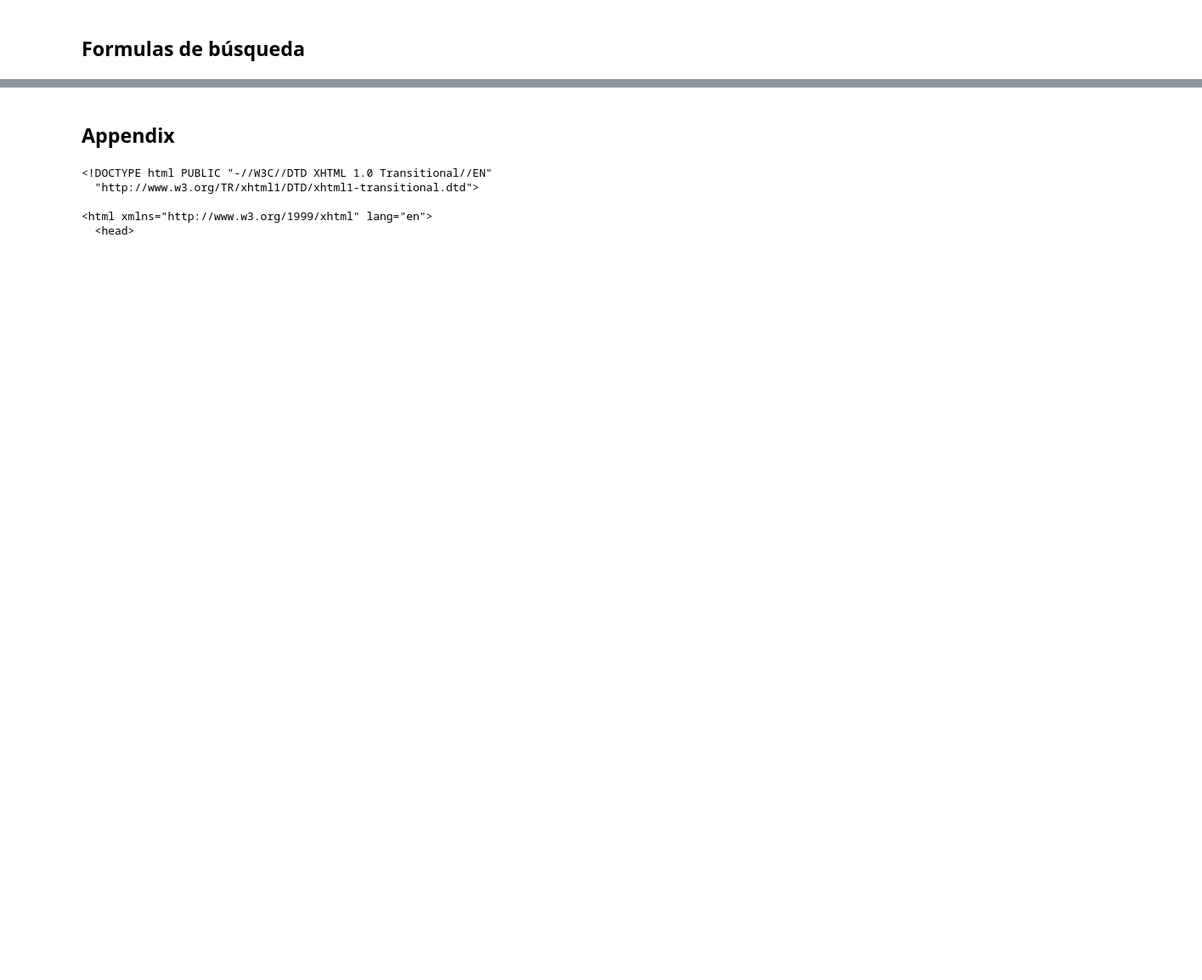
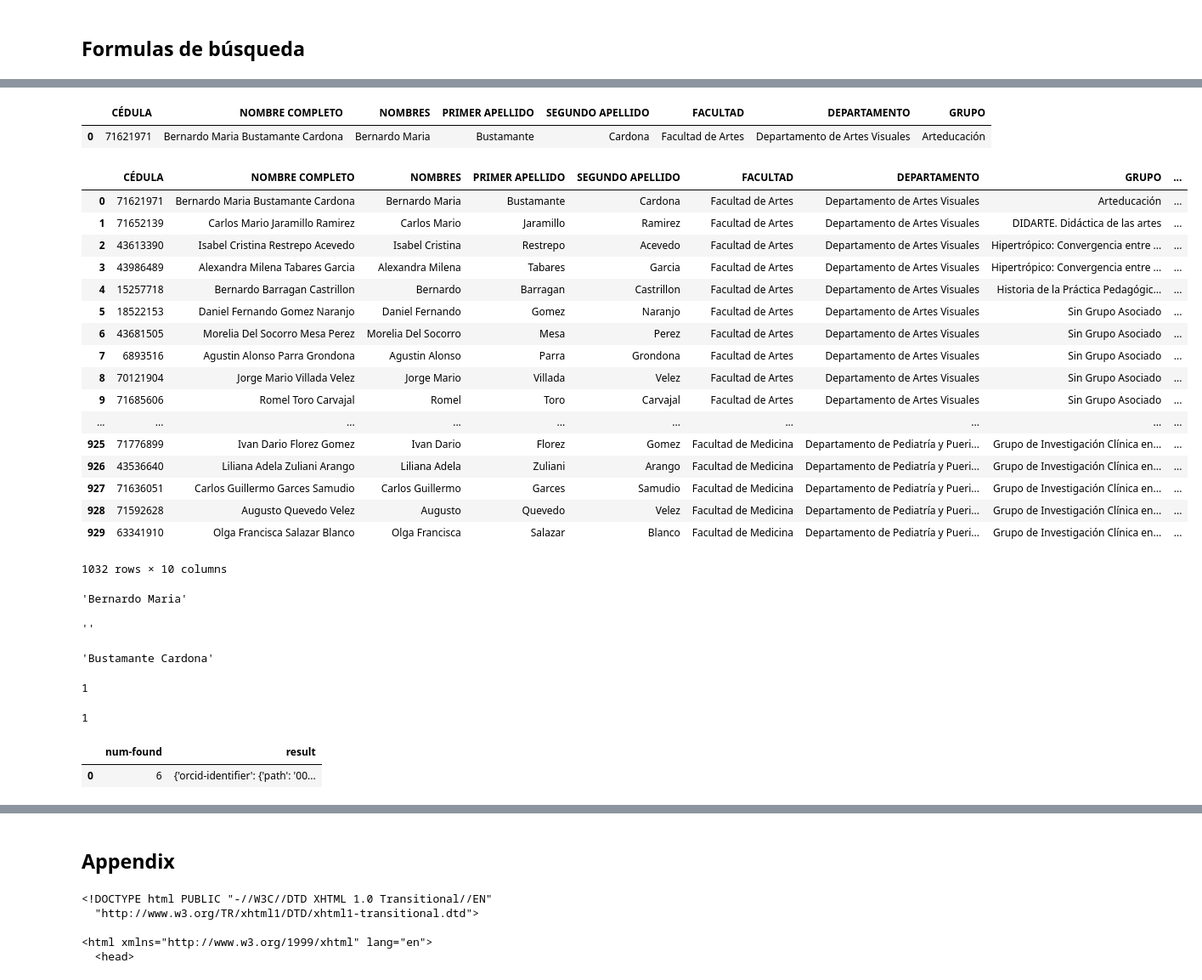
Before and after one commit to restrepo/orcid, a Jupyter notebook: Orcid.ipynb, the cells around one changed output, grey strips where cells are left out. Shown: that part at 85% size. Saved outputs shown, nothing was run; the diff lists cells and outputs as text; code cells hidden in the pictures; blank space fills up the shorter version.

```diff
--- a/Orcid.ipynb
+++ b/Orcid.ipynb
@@ -83,0 +136,26 @@ search_orcid('family-name:Restrepo')#+AND+given-names:Diego')#+AND+affiliation-o
+# %%
+bdi[:1]
+# %% [output]
+|  | CÉDULA | NOMBRE COMPLETO | NOMBRES | PRIMER APELLIDO | SEGUNDO APELLIDO | FACULTAD | DEPARTAMENTO | GRUPO |
+| 0 | 71621971 | Bernardo Maria Bustamante Cardona | Bernardo Maria | Bustamante | Cardona | Facultad de Artes | Departamento de Artes Visuales | Arteducación |
+# %%
+bdi
+# %% [output]
+|  | CÉDULA | NOMBRE COMPLETO | NOMBRES | PRIMER APELLIDO | SEGUNDO APELLIDO | FACULTAD | DEPARTAMENTO | GRUPO | ... |
+| 0 | 71621971 | Bernardo Maria Bustamante Cardona | Bernardo Maria | Bustamante | Cardona | Facultad de Artes | Departamento de Artes Visuales | Arteducación | ... |
+| 1 | 71652139 | Carlos Mario Jaramillo Ramirez | Carlos Mario | Jaramillo | Ramirez | Facultad de Artes | Departamento de Artes Visuales | DIDARTE. Didáctica de las artes | ... |
+| 2 | 43613390 | Isabel Cristina Restrepo Acevedo | Isabel Cristina | Restrepo | Acevedo | Facultad de Artes | Departamento de Artes Visuales | Hipertrópico: Convergencia entre ... | ... |
+| 3 | 43986489 | Alexandra Milena Tabares Garcia | Alexandra Milena | Tabares | Garcia | Facultad de Artes | Departamento de Artes Visuales | Hipertrópico: Convergencia entre ... | ... |
+| 4 | 15257718 | Bernardo Barragan Castrillon | Bernardo | Barragan | Castrillon | Facultad de Artes | Departamento de Artes Visuales | Historia de la Práctica Pedagógic... | ... |
+| 5 | 18522153 | Daniel Fernando Gomez Naranjo | Daniel Fernando | Gomez | Naranjo | Facultad de Artes | Departamento de Artes Visuales | Sin Grupo Asociado | ... |
+| 6 | 43681505 | Morelia Del Socorro Mesa Perez | Morelia Del Socorro | Mesa | Perez | Facultad de Artes | Departamento de Artes Visuales | Sin Grupo Asociado | ... |
+| 7 | 6893516 | Agustin Alonso Parra Grondona | Agustin Alonso | Parra | Grondona | Facultad de Artes | Departamento de Artes Visuales | Sin Grupo Asociado | ... |
+| 8 | 70121904 | Jorge Mario Villada Velez | Jorge Mario | Villada | Velez | Facultad de Artes | Departamento de Artes Visuales | Sin Grupo Asociado | ... |
+| 9 | 71685606 | Romel Toro Carvajal | Romel | Toro | Carvajal | Facultad de Artes | Departamento de Artes Visuales | Sin Grupo Asociado | ... |
+| ... | ... | ... | ... | ... | ... | ... | ... | ... | ... |
+| 925 | 71776899 | Ivan Dario Florez Gomez | Ivan Dario | Florez | Gomez | Facultad de Medicina | Departamento de Pediatría y Pueri... | Grupo de Investigación Clínica en... | ... |
+| 926 | 43536640 | Liliana Adela Zuliani Arango | Liliana Adela | Zuliani | Arango | Facultad de Medicina | Departamento de Pediatría y Pueri... | Grupo de Investigación Clínica en... | ... |
+| 927 | 71636051 | Carlos Guillermo Garces Samudio | Carlos Guillermo | Garces | Samudio | Facultad de Medicina | Departamento de Pediatría y Pueri... | Grupo de Investigación Clínica en... | ... |
+| 928 | 71592628 | Augusto Quevedo Velez | Augusto | Quevedo | Velez | Facultad de Medicina | Departamento de Pediatría y Pueri... | Grupo de Investigación Clínica en... | ... |
+| 929 | 63341910 | Olga Francisca Salazar Blanco | Olga Francisca | Salazar | Blanco | Facultad de Medicina | Departamento de Pediatría y Pueri... | Grupo de Investigación Clínica en... | ... |
+1032 rows × 10 columns
@@ -83,0 +164,27 @@ search_orcid('family-name:Restrepo')#+AND+given-names:Diego')#+AND+affiliation-o
+# %%
+bdi.loc[i,'NOMBRES'].strip()
+# %% [output]
+'Bernardo Maria'
+# %%
+bdi.loc[4,'Segundo_NOMBRE'].strip()
+# %% [output]
+''
+# %%
+bdi.loc[i,'PRIMER APELLIDO']+' '+bdi.loc[i,'SEGUNDO APELLIDO']
+# %% [output]
+'Bustamante Cardona'
+# %%
+if 'ff':
+    print(1)
+# %% [output]
+1
+# %%
+if bdi.loc[1,'Segundo_NOMBRE'].strip():
+    print(1)
+# %% [output]
+1
+# %%
+df.loc[[0]]
+# %% [output]
+|  | num-found | result |
+| 0 | 6 | {'orcid-identifier': {'path': '00... |
```
Also changed, not shown: parts of 35 cells of this notebook.
